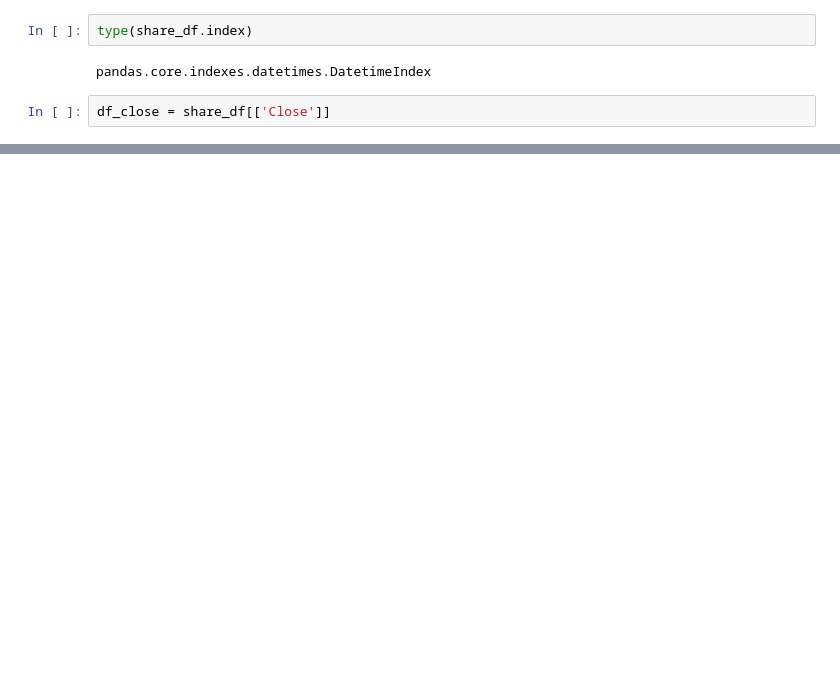
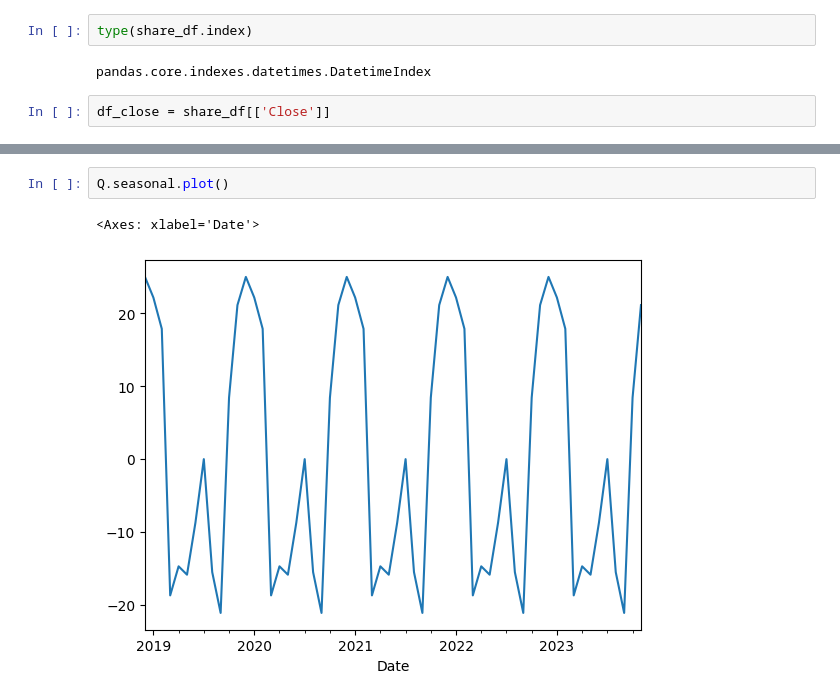
Before and after one commit to utkarshg1/Github6_8pm, a Jupyter notebook: Time Series Analysis/yfinance.ipynb, the cells around one changed output, grey strips where cells are left out. Drawn from its saved outputs; the diff is of its cells as text; blank space fills up the shorter version.

```diff
--- a/Time Series Analysis/yfinance.ipynb
+++ b/Time Series Analysis/yfinance.ipynb
@@ -80,0 +114,5 @@ df_close
+# %%
+Q.seasonal.plot()
+# %% [output]
+<Axes: xlabel='Date'>
+[figure, added]
```
Also changed, not shown: parts of 11 cells of this notebook.
